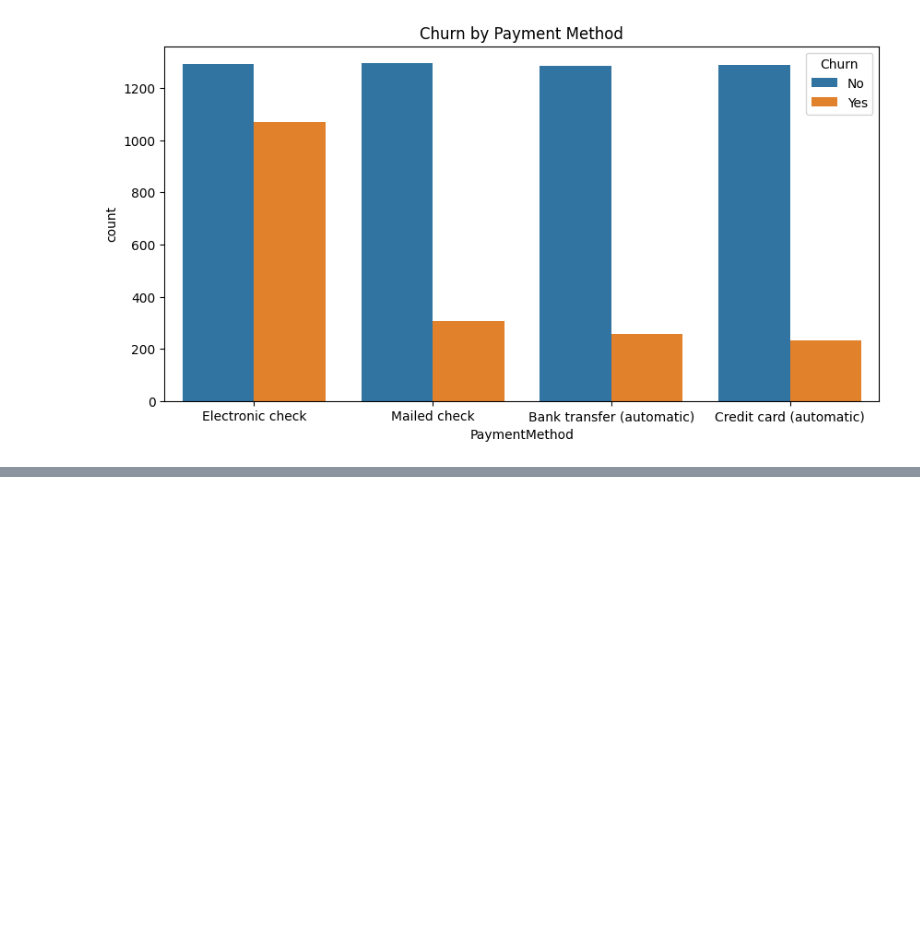
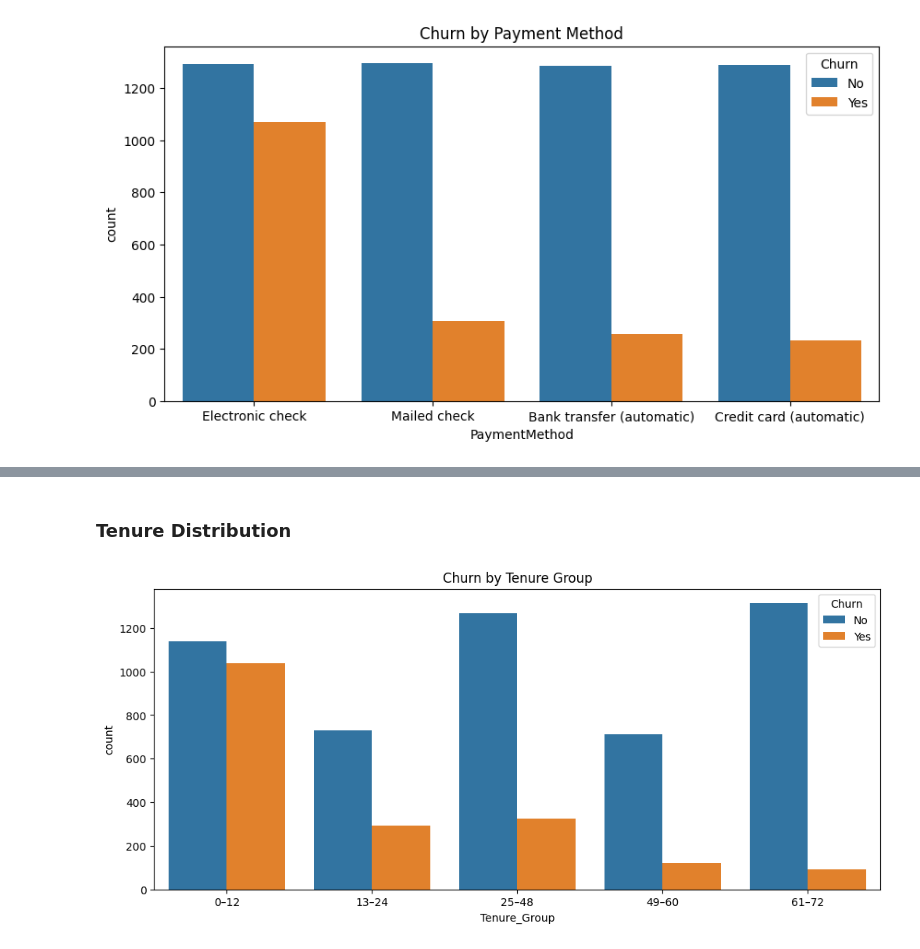
Before and after one commit to azuhayer/Telco-Customer-Churn-Analysis, a Jupyter notebook: main.ipynb, the cells around one changed output, grey strips where cells are left out. Saved outputs shown, nothing was run; the diff lists cells and outputs as text; code cells hidden in the pictures; blank space fills up the shorter version.

```diff
--- a/main.ipynb
+++ b/main.ipynb
@@ -169,0 +178,14 @@ plt.show()
+# %% [markdown]
+### Tenure Distribution
+# %%
+# Create tenure group
+df['Tenure_Group'] = pd.cut(df['tenure'], bins=[0, 12, 24, 48, 60, 72],
+                            labels=['0–12', '13–24', '25–48', '49–60', '61–72'])
+
+# Plot
+plt.figure(figsize=(12, 5))
+sns.countplot(data=df, x='Tenure_Group', hue='Churn')
+plt.title("Churn by Tenure Group")
+plt.show()
+# %% [output]
+[figure, added]
```
Also changed, not shown: parts of 4 cells of this notebook.
